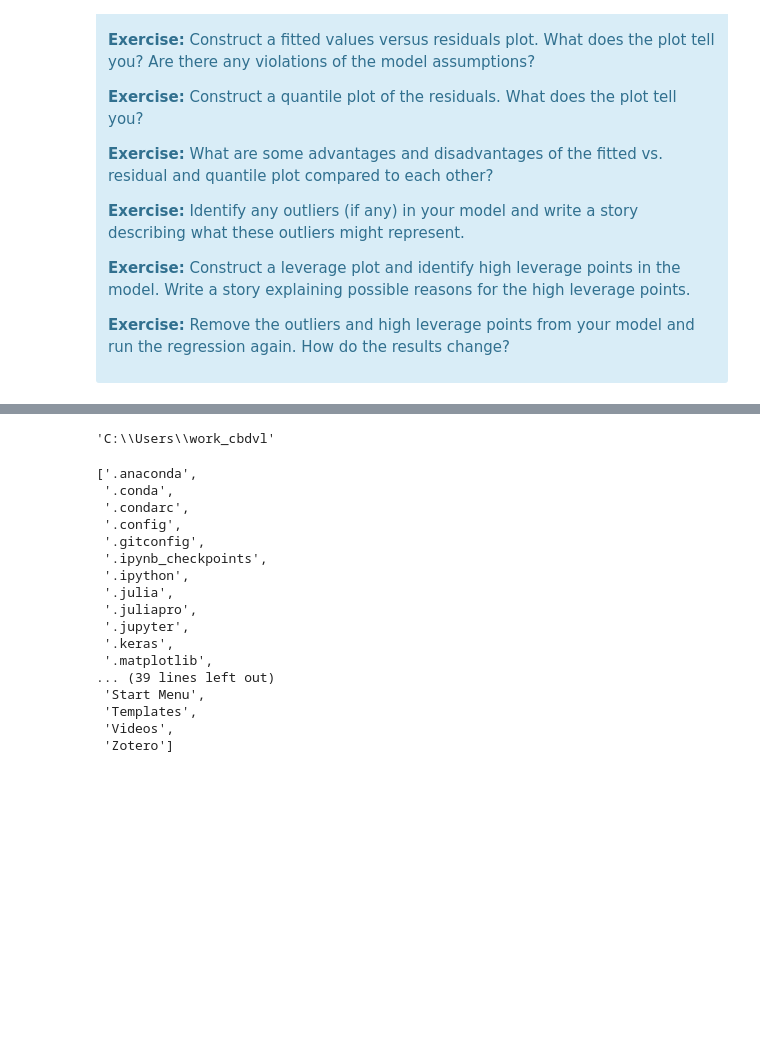
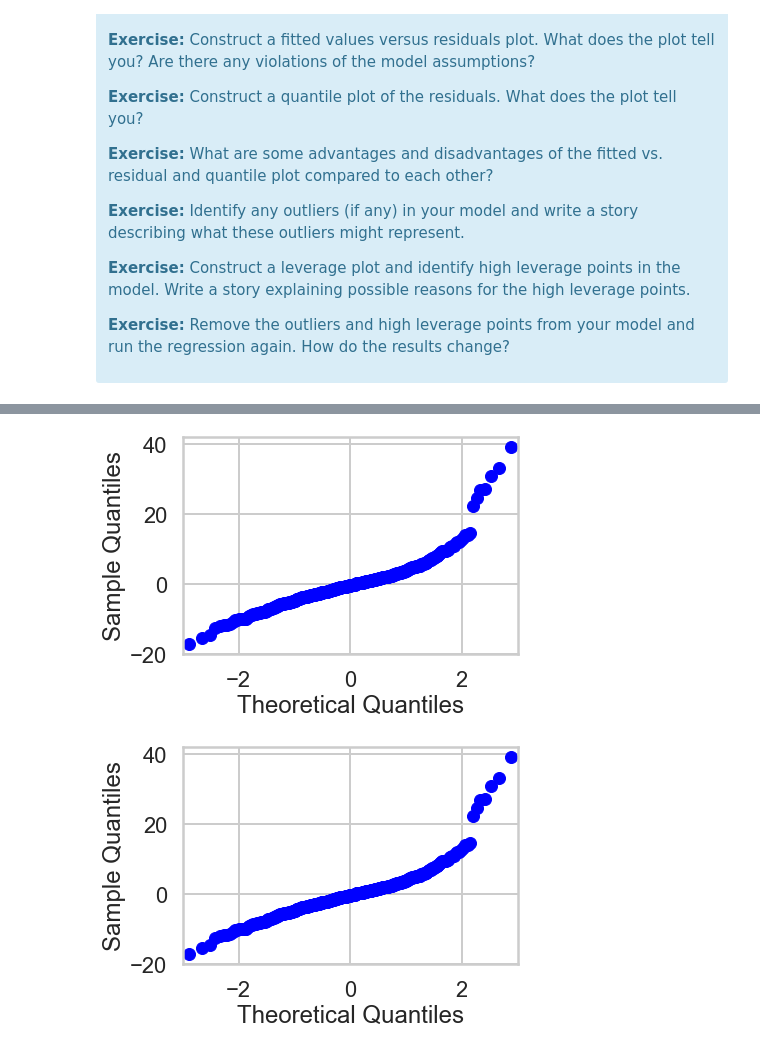
Before and after one commit to tnankie/linear_regression_springboard, a Jupyter notebook: Mini_Project_Linear_Regression.ipynb, the cells around one changed output, grey strips where cells are left out. Drawn from its saved outputs; the diff is of its cells as text; code cells hidden in the pictures; blank space fills up the shorter version.

Commit message:
working on plots for section5

```diff
--- a/Mini_Project_Linear_Regression.ipynb
+++ b/Mini_Project_Linear_Regression.ipynb
@@ -900,26 +904,6 @@ plt.show()
 [figure]
-# %%
-import os
-os.getcwd()
-# %% [output]
-'C:\\Users\\work_cbdvl'
-# %%
-os.listdir()
-# %% [output]
-['.anaconda',
- '.conda',
- '.condarc',
- '.config',
- '.gitconfig',
- '.ipynb_checkpoints',
- '.ipython',
- '.julia',
- '.juliapro',
- '.jupyter',
- '.keras',
- '.matplotlib',
-... (39 lines left out)
- 'Start Menu',
- 'Templates',
- 'Videos',
- 'Zotero']
+# %%
+gfx.gofplots.qqplot(o.resid)
+# %% [output]
+[figure, added]
+[figure, added]
```
Also changed, not shown: parts of 12 cells of this notebook.
